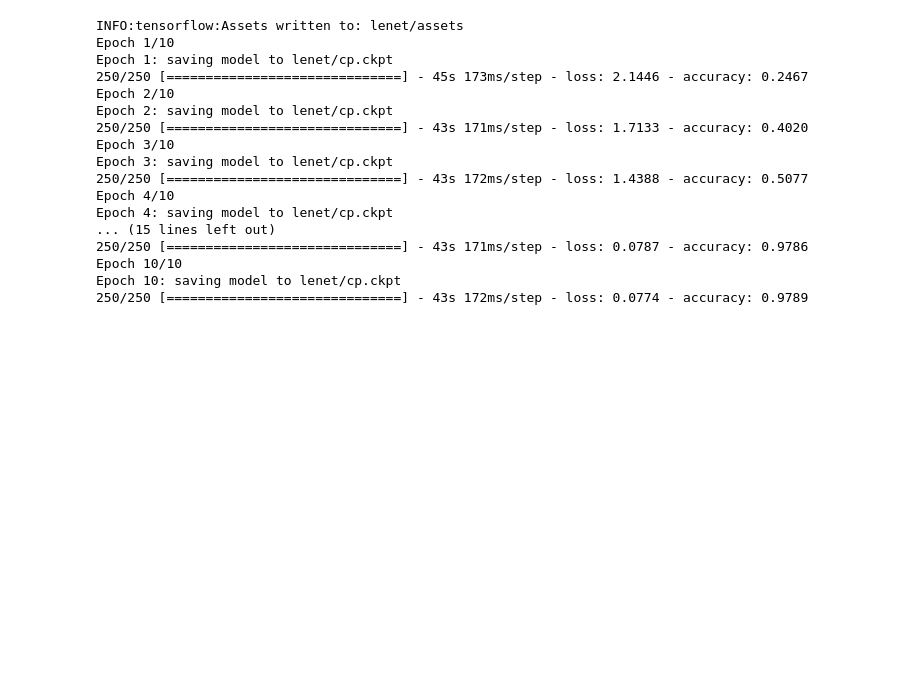
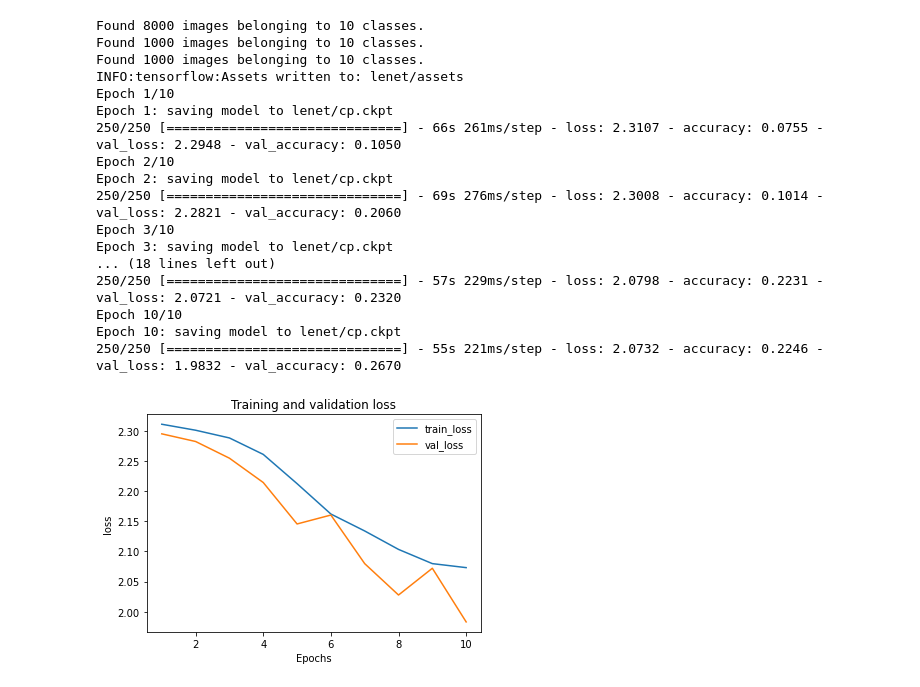
Before and after one commit to hockyy/food-101-mlcv, a Jupyter notebook: FoodHockyExplore.ipynb, the cells around one changed output. Cells and saved outputs as stored; diff of their text form; code cells hidden in the pictures; blank space fills up the shorter version.

```diff
--- a/FoodHockyExplore.ipynb
+++ b/FoodHockyExplore.ipynb
@@ -96,31 +207,0 @@ chicken_curry
-# %%
-def create_image_generator():
-  food_organized_prefix = "/content/food-101-ok"
-  train_path = f"{food_organized_prefix}/train"
-  validate_path = f"{food_organized_prefix}/validate"
-  test_path = f"{food_organized_prefix}/test"
-  train_datagen = ImageDataGenerator(rescale=1./255)
-  test_datagen = ImageDataGenerator(rescale=1./255)
-  validate_datagen = ImageDataGenerator(rescale=1./255)
-  image_shape_target = (224,224)
-  train_generator = train_datagen.flow_from_directory(
-          train_path,
-          target_size=image_shape_target,
-          color_mode="rgb",
-          class_mode="categorical",
-          batch_size=32)
-  test_generator = test_datagen.flow_from_directory(
-          test_path,
-          target_size=image_shape_target,
-          color_mode="rgb",
-          class_mode="categorical",
-          batch_size=1)
-  validate_generator = validate_datagen.flow_from_directory(
-          validate_path,
-          target_size=image_shape_target,
-          color_mode="rgb",
-          class_mode="categorical",
-          batch_size=1)
-  return train_generator, validate_generator, test_generator
-
-train_gen, test_gen, validate_gen = create_image_generator()
@@ -175,22 +227,0 @@ def predict_and_assess_model(model, test_generator):
-# %%
-leNet_model = create_leNet_model()
-train_model(leNet_model, train_gen, "lenet")
-save_model_to_drive("lenet")
-# %% [output]
-INFO:tensorflow:Assets written to: lenet/assets
-Epoch 1/10
-Epoch 1: saving model to lenet/cp.ckpt
-250/250 [==============================] - 45s 173ms/step - loss: 2.1446 - accuracy: 0.2467
-Epoch 2/10
-Epoch 2: saving model to lenet/cp.ckpt
-250/250 [==============================] - 43s 171ms/step - loss: 1.7133 - accuracy: 0.4020
-Epoch 3/10
-Epoch 3: saving model to lenet/cp.ckpt
-250/250 [==============================] - 43s 172ms/step - loss: 1.4388 - accuracy: 0.5077
-Epoch 4/10
-Epoch 4: saving model to lenet/cp.ckpt
-... (15 lines left out)
-250/250 [==============================] - 43s 171ms/step - loss: 0.0787 - accuracy: 0.9786
-Epoch 10/10
-Epoch 10: saving model to lenet/cp.ckpt
-250/250 [==============================] - 43s 172ms/step - loss: 0.0774 - accuracy: 0.9789
@@ -196,0 +230,26 @@ Epoch 10: saving model to lenet/cp.ckpt
+# %%
+train_gen, test_gen, validate_gen = create_image_generator(32)
+lenet = LeNet()
+lenet.compile(optimizer='sgd',
+              loss='categorical_crossentropy',
+              metrics=['accuracy'])
+lenet = train_or_load_model_early_stopping(lenet, train_gen, validate_gen, "lenet", 10)
+# %% [output]
+Found 8000 images belonging to 10 classes.
+Found 1000 images belonging to 10 classes.
+Found 1000 images belonging to 10 classes.
+INFO:tensorflow:Assets written to: lenet/assets
+Epoch 1/10
+Epoch 1: saving model to lenet/cp.ckpt
+250/250 [==============================] - 66s 261ms/step - loss: 2.3107 - accuracy: 0.0755 - val_loss: 2.2948 - val_accuracy: 0.1050
+Epoch 2/10
+Epoch 2: saving model to lenet/cp.ckpt
+250/250 [==============================] - 69s 276ms/step - loss: 2.3008 - accuracy: 0.1014 - val_loss: 2.2821 - val_accuracy: 0.2060
+Epoch 3/10
+Epoch 3: saving model to lenet/cp.ckpt
+... (18 lines left out)
+250/250 [==============================] - 57s 229ms/step - loss: 2.0798 - accuracy: 0.2231 - val_loss: 2.0721 - val_accuracy: 0.2320
+Epoch 10/10
+Epoch 10: saving model to lenet/cp.ckpt
+250/250 [==============================] - 55s 221ms/step - loss: 2.0732 - accuracy: 0.2246 - val_loss: 1.9832 - val_accuracy: 0.2670
+[figure, added]
```
Also changed, not shown: parts of 23 cells of this notebook.
